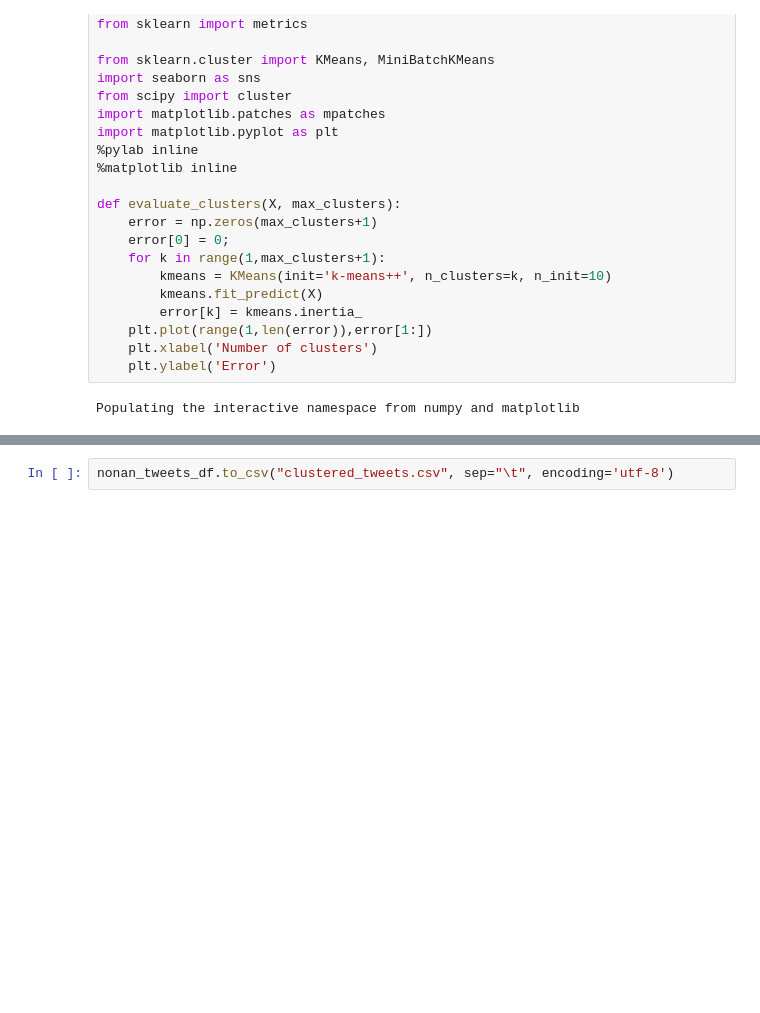
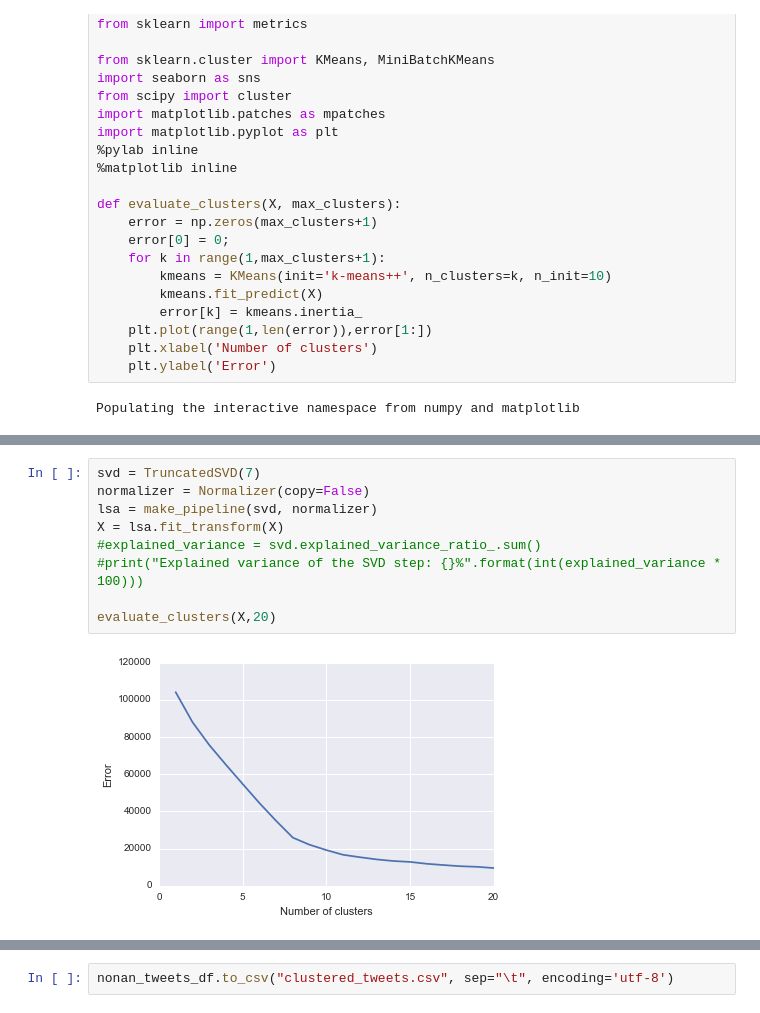
Before and after one commit to MinyingLu/Twitter-sentiment-analysis, a Jupyter notebook: Get Users.ipynb, the cells around one changed output, grey strips where cells are left out. Cells and saved outputs as stored; diff of their text form; blank space fills up the shorter version.

```diff
--- a/Get Users.ipynb
+++ b/Get Users.ipynb
@@ -193,3 +188,14 @@ evaluate_clusters(X,20)
+# %%
+svd = TruncatedSVD(7)
+normalizer = Normalizer(copy=False)
+lsa = make_pipeline(svd, normalizer)
+X = lsa.fit_transform(X)
+#explained_variance = svd.explained_variance_ratio_.sum()
+#print("Explained variance of the SVD step: {}%".format(int(explained_variance * 100)))
+
+evaluate_clusters(X,20)
+# %% [output]
+[figure, added]
 # %%
 #kmeans = KMeans(n_clusters=12, init='k-means++', max_iter=100, n_init=1, verbose=True)
 #y_pred = kmeans.fit(X)
```
Also changed, not shown: parts of 16 cells of this notebook.
